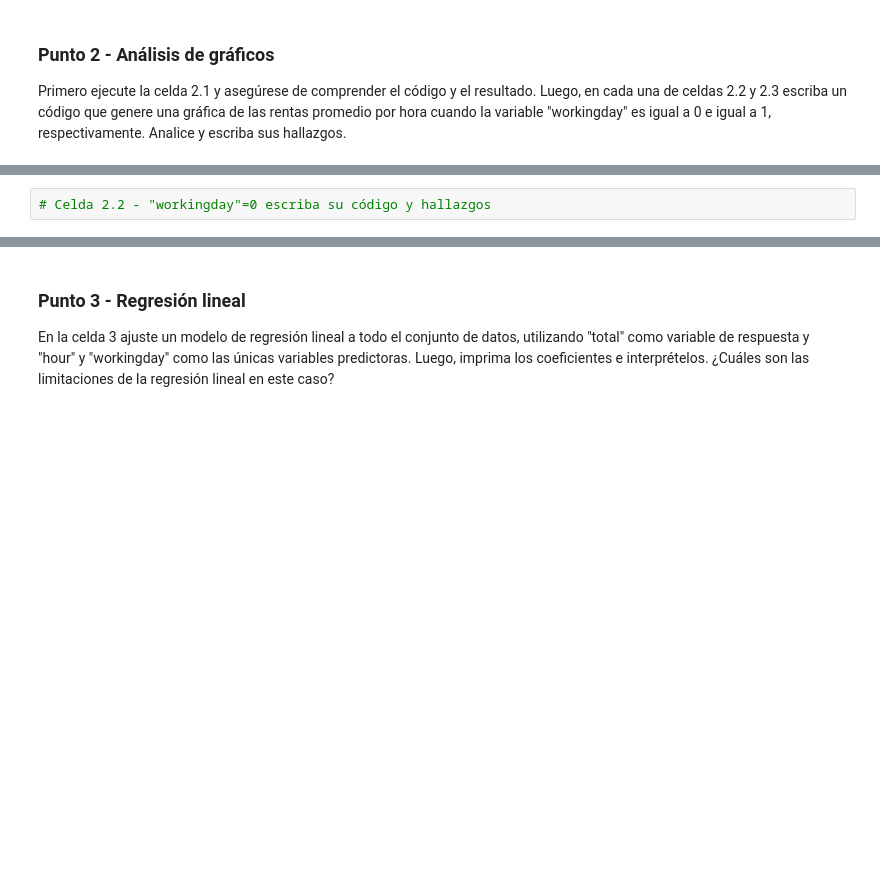
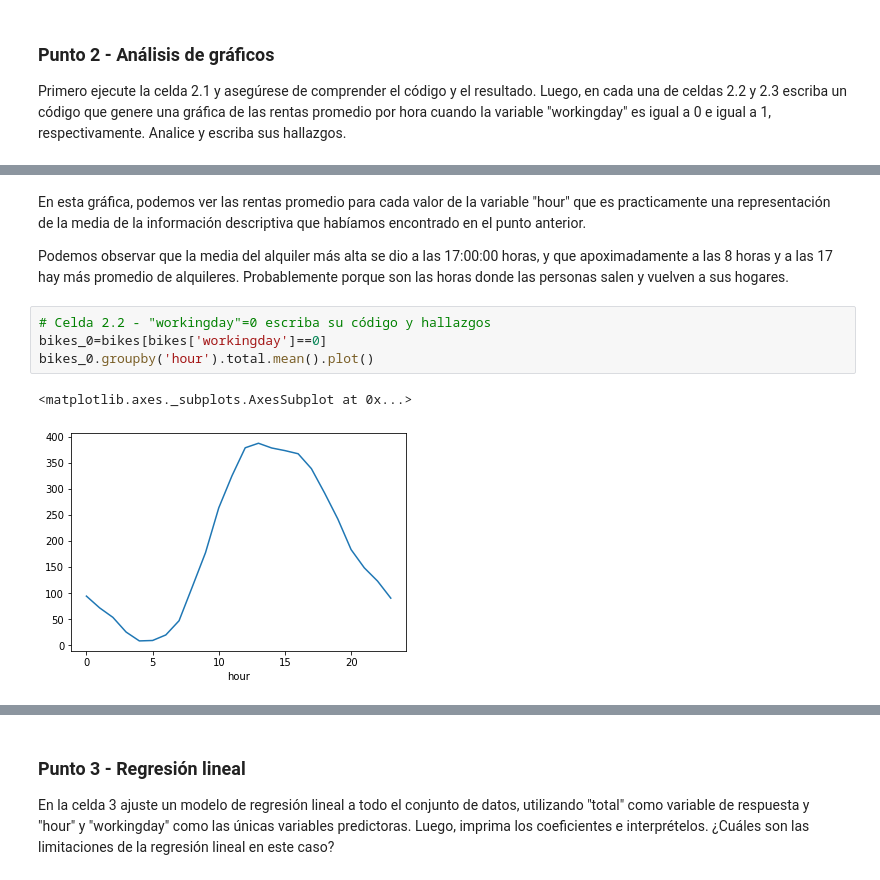
Before and after one commit to dsmunoz34/ML_NLP, a Jupyter notebook: Semana 1/S1TC1_arboles_ensamblajes.ipynb, the cells around one changed output, grey strips where cells are left out. Drawn from its saved outputs; the diff is of its cells as text; blank space fills up the shorter version.

```diff
--- a/Semana 1/S1TC1_arboles_ensamblajes.ipynb
+++ b/Semana 1/S1TC1_arboles_ensamblajes.ipynb
@@ -105,2 +108,11 @@ bikes.groupby('hour').total.mean().plot()
+# %% [markdown]
+En esta gráfica, podemos ver las rentas promedio para cada valor de la variable "hour" que es practicamente una representación de la media de la información descriptiva que habíamos encontrado en el punto anterior.
+
+Podemos observar que la media del alquiler más alta se dio a las 17:00:00 horas, y que apoximadamente a las 8 horas y a las 17 hay más promedio de alquileres. Probablemente porque son las horas donde las personas salen y vuelven a sus hogares.
 # %%
 # Celda 2.2 - "workingday"=0 escriba su código y hallazgos
+bikes_0=bikes[bikes['workingday']==0]
+bikes_0.groupby('hour').total.mean().plot()
+# %% [output]
+<matplotlib.axes._subplots.AxesSubplot at 0x...>
+[figure, added]
```
Also changed, not shown: parts of 4 cells of this notebook.
